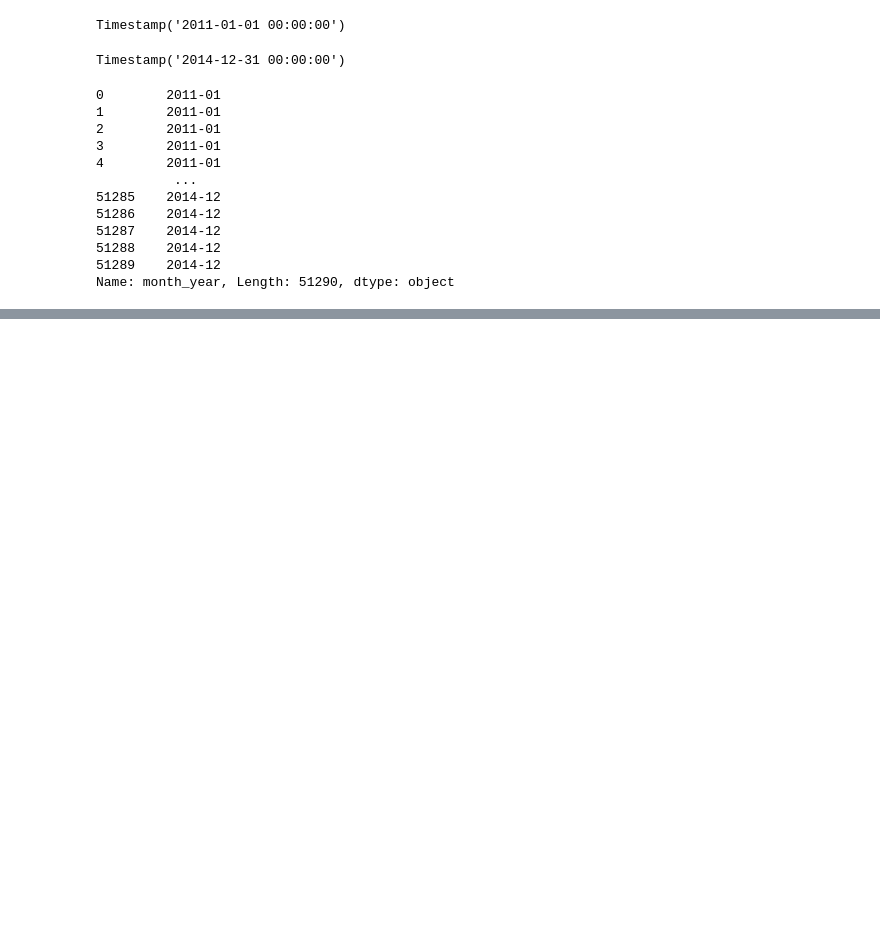
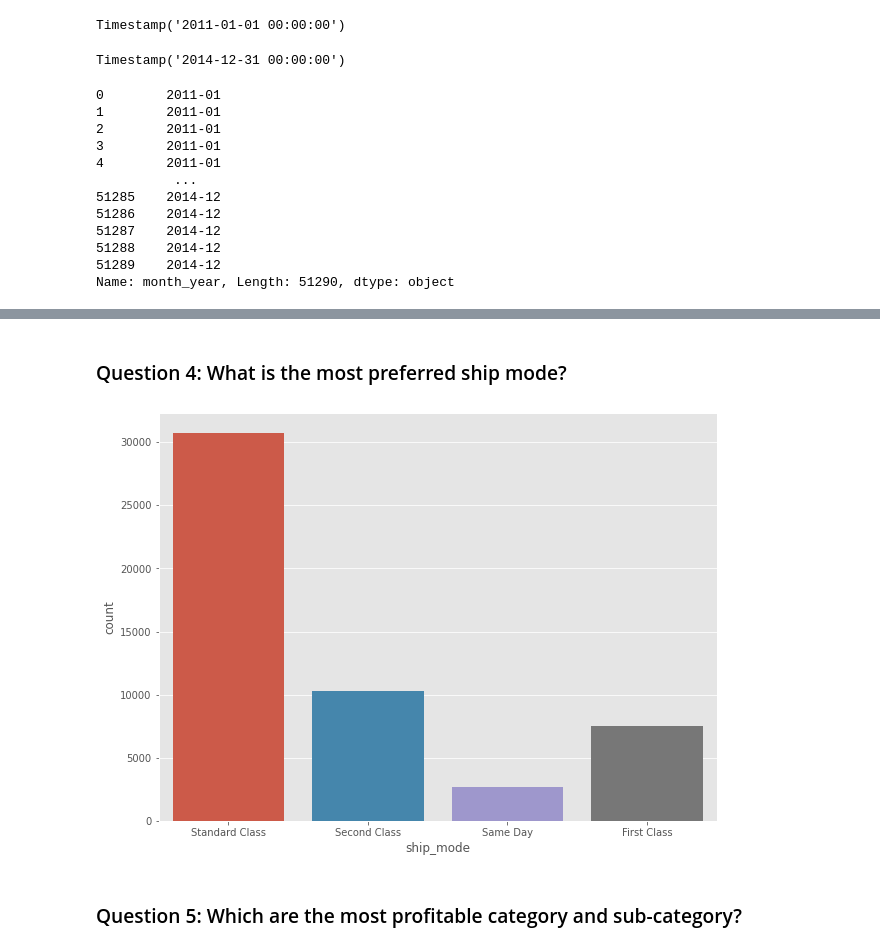
Before and after one commit to jbernalg/data_analysis_projects, a Jupyter notebook: Sales_Analysis_SuperStore/notebook.ipynb, the cells around one changed output, grey strips where cells are left out. Cells and saved outputs as stored; diff of their text form; code cells hidden in the pictures; blank space fills up the shorter version.

```diff
--- a/Sales_Analysis_SuperStore/notebook.ipynb
+++ b/Sales_Analysis_SuperStore/notebook.ipynb
@@ -139,0 +212,13 @@ plt.show()
+# %% [markdown]
+### Question 4: What is the most preferred ship mode?
+# %%
+#Setting figure size
+plt.figure(figsize=(10,7.5))
+
+#Plotting ship mode
+sns.countplot(df['ship_mode'])
+plt.show()
+# %% [output]
+[figure, added]
+# %% [markdown]
+### Question 5: Which are the most profitable category and sub-category?
```
Also changed, not shown: parts of 15 cells of this notebook, 4 other files.
